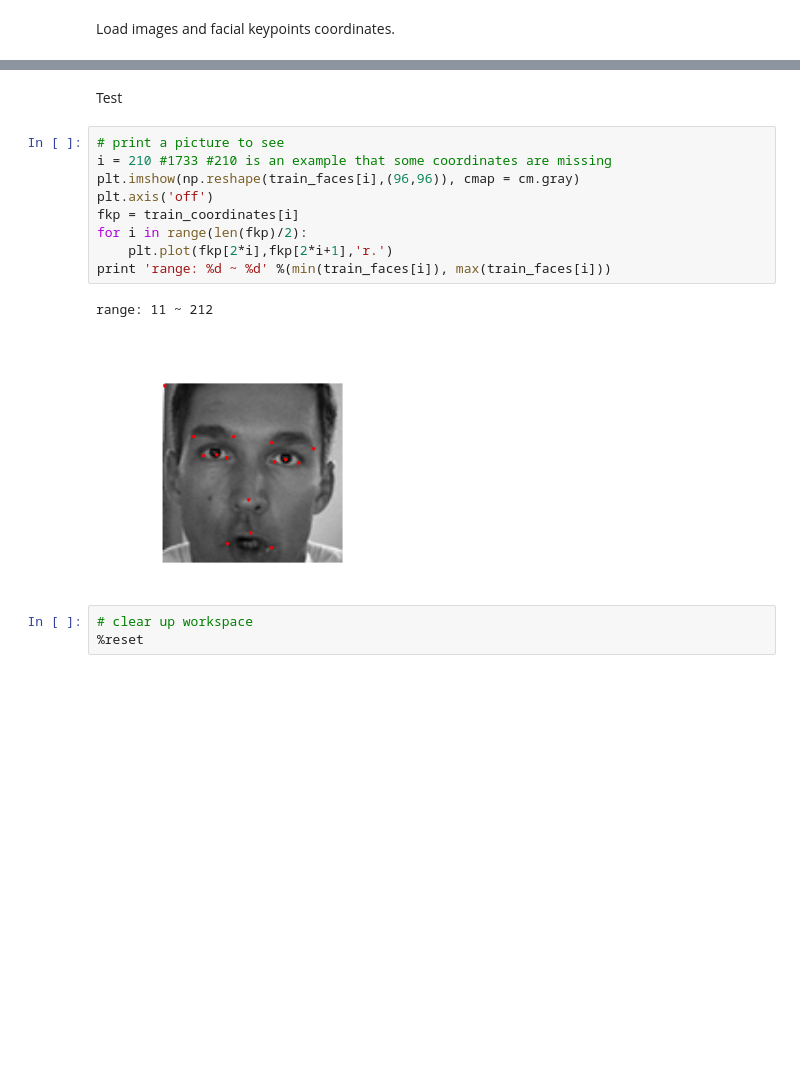
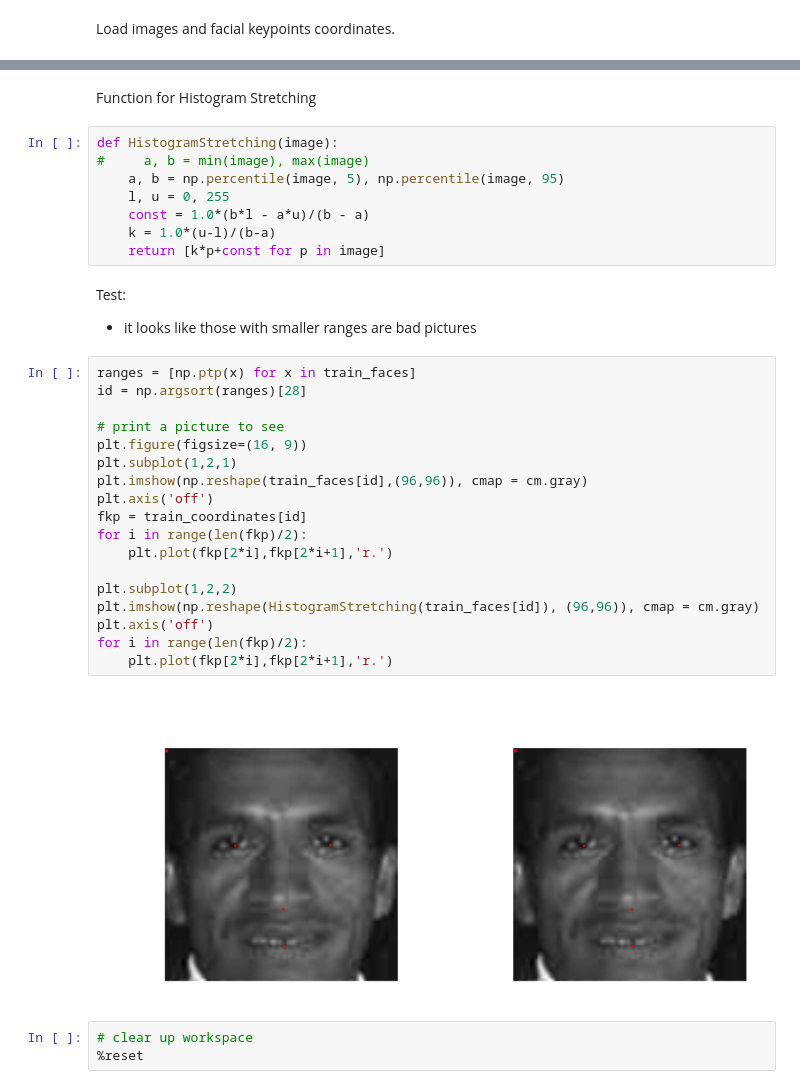
Before and after one commit to leiyang-ucb/W207Final, a Jupyter notebook: Final.ipynb, the cells around one changed output, grey strips where cells are left out. Saved outputs shown, nothing was run; the diff lists cells and outputs as text; blank space fills up the shorter version.

Commit message:
Add Histogram Stretching processing
with picture comparison

```diff
--- a/Final.ipynb
+++ b/Final.ipynb
@@ -69,17 +71,36 @@ dev coordinates dimension: (1057L, 30L)
-# %% [markdown]
-Test
+# %% [markdown]
+Function for Histogram Stretching
+# %%
+def HistogramStretching(image):
+#     a, b = min(image), max(image)
+    a, b = np.percentile(image, 5), np.percentile(image, 95)
+    l, u = 0, 255
+    const = 1.0*(b*l - a*u)/(b - a)
+    k = 1.0*(u-l)/(b-a)
+    return [k*p+const for p in image]
+# %% [markdown]
+Test:
+- it looks like those with smaller ranges are bad pictures
 # %%
+ranges = [np.ptp(x) for x in train_faces]
+id = np.argsort(ranges)[28]
+
 # print a picture to see
-i = 210 #1733 #210 is an example that some coordinates are missing
-plt.imshow(np.reshape(train_faces[i],(96,96)), cmap = cm.gray)
+plt.figure(figsize=(16, 9))
+plt.subplot(1,2,1)
+plt.imshow(np.reshape(train_faces[id],(96,96)), cmap = cm.gray)
 plt.axis('off')
-fkp = train_coordinates[i]
+fkp = train_coordinates[id]
 for i in range(len(fkp)/2):
     plt.plot(fkp[2*i],fkp[2*i+1],'r.')
-print 'range: %d ~ %d' %(min(train_faces[i]), max(train_faces[i]))
+
+plt.subplot(1,2,2)
+plt.imshow(np.reshape(HistogramStretching(train_faces[id]), (96,96)), cmap = cm.gray)
+plt.axis('off')
+for i in range(len(fkp)/2):
+    plt.plot(fkp[2*i],fkp[2*i+1],'r.')
 # %% [output]
-range: 11 ~ 212
-[figure, old version]
+[figure, new version]
 # %%
 # clear up workspace
 %reset
```
Also changed, not shown: parts of 2 cells of this notebook.
